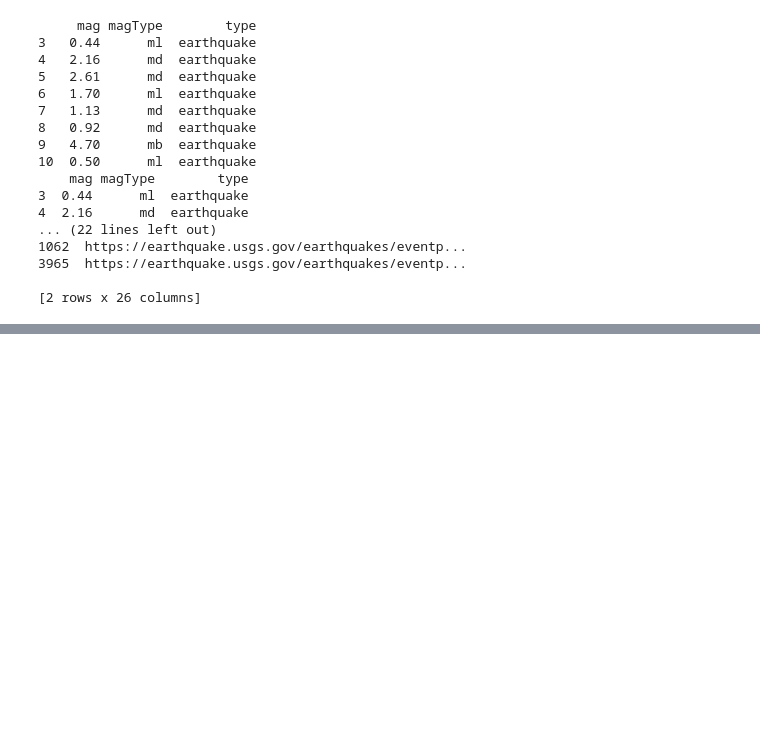
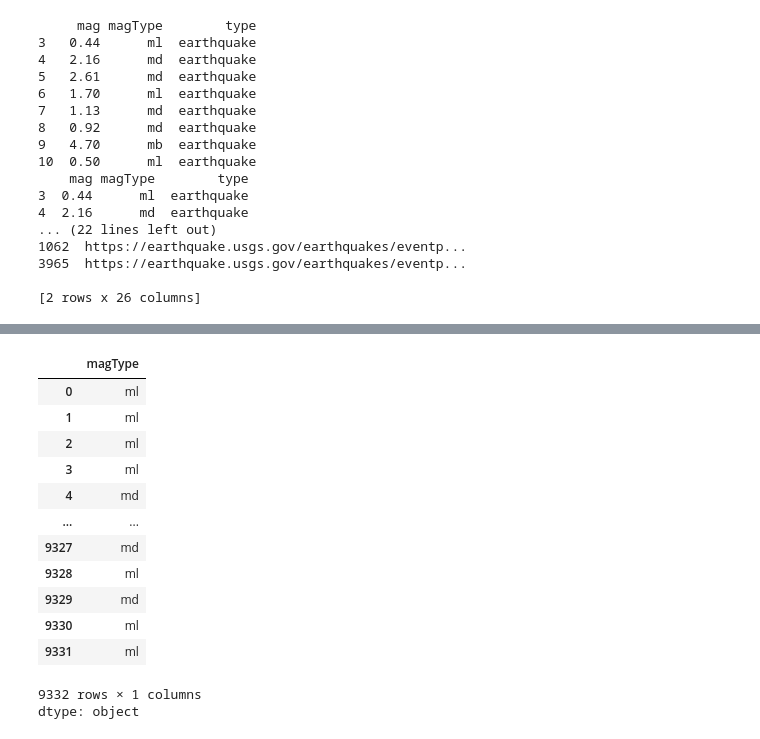
Before and after one commit to polarpolar914/MachineLearning-for-AI, a Jupyter notebook: week2/4-inspecting_dataframes.ipynb, the cells around one changed output, grey strips where cells are left out. Cells and saved outputs as stored; diff of their text form; code cells hidden in the pictures; blank space fills up the shorter version.

```diff
--- a/week2/4-inspecting_dataframes.ipynb
+++ b/week2/4-inspecting_dataframes.ipynb
@@ -327,0 +370,17 @@ print(arizona_items)
+# %%
+magType
+# %% [output]
+|  | magType |
+| 0 | ml |
+| 1 | ml |
+| 2 | ml |
+| 3 | ml |
+| 4 | md |
+| ... | ... |
+| 9327 | md |
+| 9328 | ml |
+| 9329 | md |
+| 9330 | ml |
+| 9331 | ml |
+9332 rows × 1 columns
+dtype: object
```
Also changed, not shown: parts of 8 cells of this notebook.
